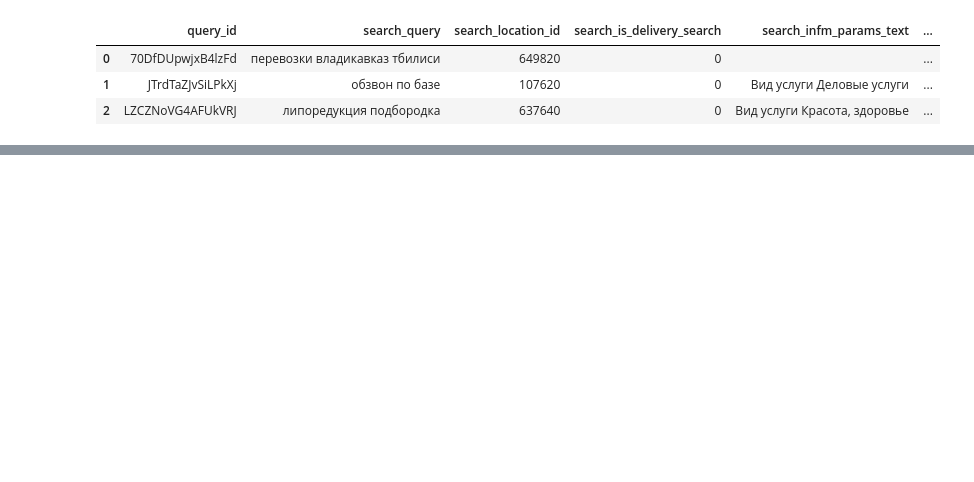
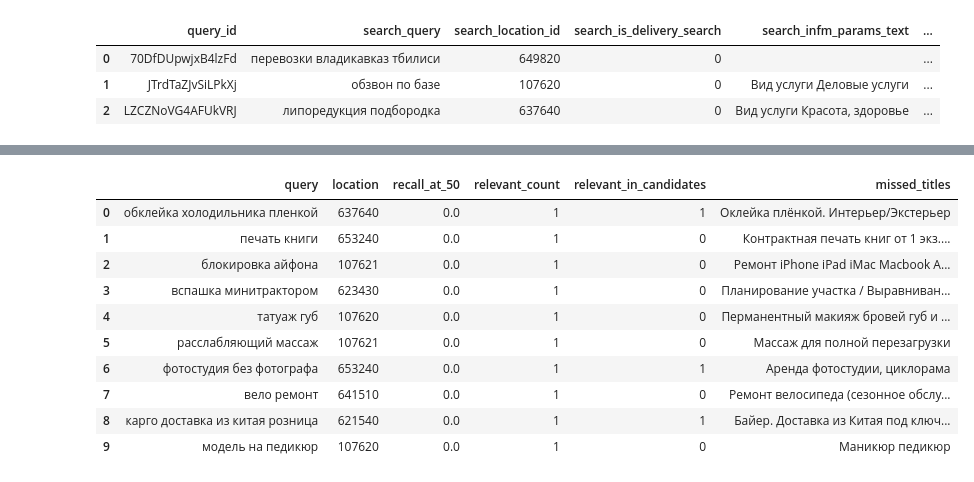
Before and after one commit to platonpotemkin51-source/avito_bootcamp, a Jupyter notebook: solution.ipynb, the cells around one changed output, grey strips where cells are left out. Drawn from its saved outputs; the diff is of its cells as text; code cells hidden in the pictures; blank space fills up the shorter version.

```diff
--- a/solution.ipynb
+++ b/solution.ipynb
@@ -298,3 +83,0 @@ def find_candidates(query_text, filter_text="", top_k=50):
-# %%
-example_candidates = find_candidates("автоподбор")
-items.set_index("item_id").loc[example_candidates[:10], ["item_title_raw", "item_location_id"]]
@@ -468,0 +300,17 @@ answer.head(3)
+# %%
+item_ids = items["item_id"].to_numpy()
+item_locations = items["item_location_id"].to_numpy()
+item_categories = items["item_category_id"].to_numpy()
+
+location_positions = items.groupby("item_location_id").indices
+
+
+def top_positions(scores, limit):
+    """Возвращает до limit позиций с наибольшими положительными оценками."""
+    positive_mask = scores > 0
+    positions = np.flatnonzero(positive_mask)
+    positive_scores = scores[positions]
+
+    order = np.argsort(-positive_scores, kind="stable")
+    best_order = order[:limit]
+    return positions[best_order]
@@ -468,0 +659,35 @@ answer.head(3)
+# %%
+error_rows = []
+
+for number, row in test_part.iterrows():
+    if selected_recalls[number] == 1:
+        continue
+    relevant = row["relevant_items"]
+    retrieved = set(item_ids[test_records[number]["positions"]])
+    selected = set(item_ids[test_selected_predictions[number]])
+    missed = sorted(relevant - selected)
+    titles = items_by_id.loc[missed, "item_title_raw"].tolist()
+    error_rows.append({
+        "query": row["search_query"],
+        "location": row["search_location_id"],
+        "recall_at_50": selected_recalls[number],
+        "relevant_count": len(relevant),
+        "relevant_in_candidates": len(relevant.intersection(retrieved)),
+        "missed_titles": " | ".join(titles),
+    })
+
+errors = pd.DataFrame(error_rows)
+errors.to_csv("outputs/test_errors.csv", index=False)
+errors.head(10)
+# %% [output]
+|  | query | location | recall_at_50 | relevant_count | relevant_in_candidates | missed_titles |
+| 0 | обклейка холодильника пленкой | 637640 | 0.0 | 1 | 1 | Оклейка плëнкой. Интерьер/Экстерьер |
+| 1 | печать книги | 653240 | 0.0 | 1 | 0 | Контрактная печать книг от 1 экз.... |
+| 2 | блокировка айфона | 107621 | 0.0 | 1 | 0 | Ремонт iPhone iPad iMac Macbook A... |
+| 3 | вспашка минитрактором | 623430 | 0.0 | 1 | 0 | Планирование участка / Выравниван... |
+| 4 | татуаж губ | 107620 | 0.0 | 1 | 0 | Перманентный макияж бровей губ и ... |
+| 5 | расслабляющий массаж | 107621 | 0.0 | 1 | 0 | Массаж для полной перезагрузки |
+| 6 | фотостудия без фотографа | 653240 | 0.0 | 1 | 1 | Аренда фотостудии, циклорама |
+| 7 | вело ремонт | 641510 | 0.0 | 1 | 0 | Ремонт велосипеда (сезонное обслу... |
+| 8 | карго доставка из китая розница | 621540 | 0.0 | 1 | 1 | Байер. Доставка из Китая под ключ... |
+| 9 | модель на педикюр | 107620 | 0.0 | 1 | 0 | Маникюр педикюр |
```
Also changed, not shown: parts of 89 cells of this notebook, 20 other files.
